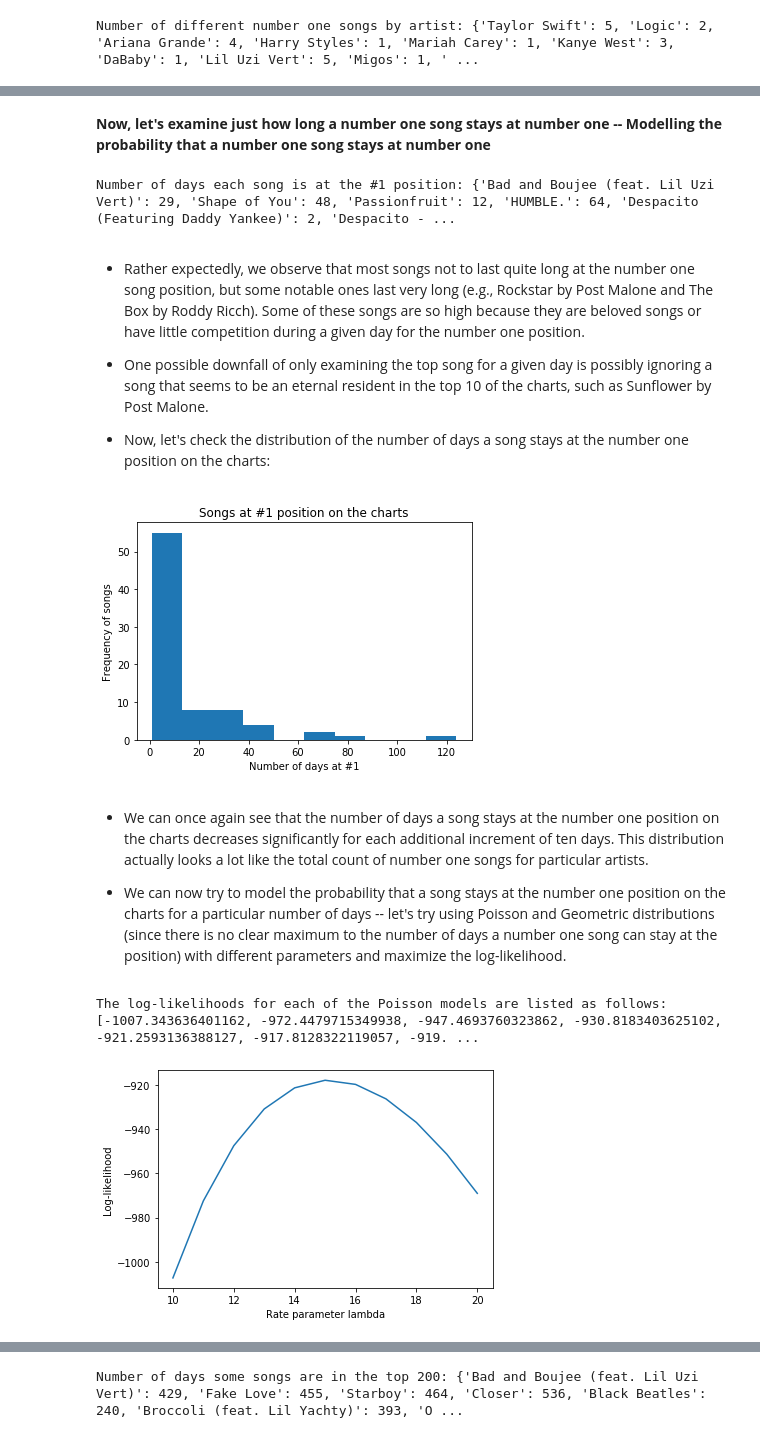
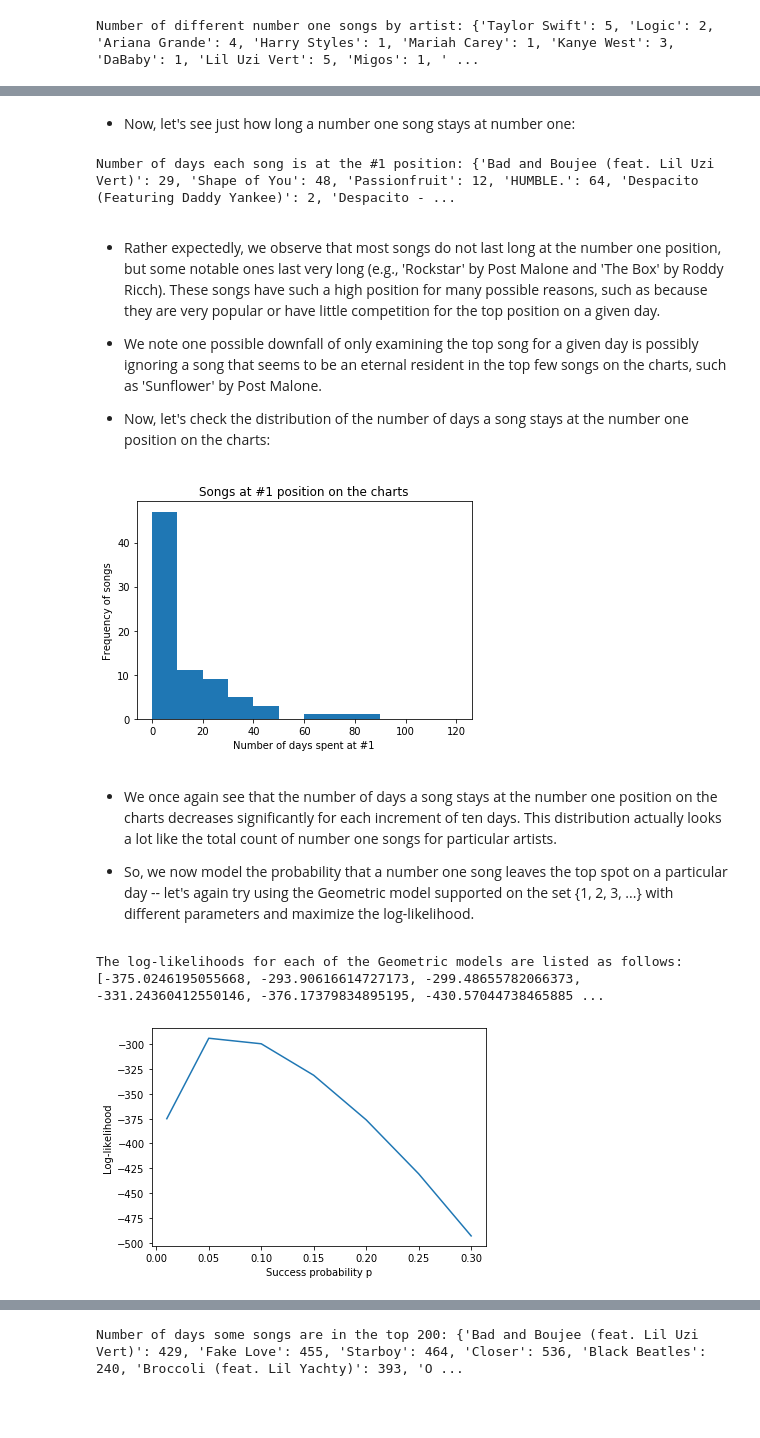
Before and after one commit to chriscc447/info2950_final, a Jupyter notebook: will-2950-final.ipynb, the cells around one changed output, grey strips where cells are left out. Saved outputs shown, nothing was run; the diff lists cells and outputs as text; code cells hidden in the pictures; blank space fills up the shorter version.

```diff
--- a/will-2950-final.ipynb
+++ b/will-2950-final.ipynb
@@ -14,4 +16,4 @@ import urllib.request
 import time
 from bs4 import BeautifulSoup
 # %%
-dat= pd.read_csv('TopCharts_complete.csv')
+dat= pd.read_csv('data/TopCharts_complete.csv')
@@ -192,23 +136,0 @@ The log-likelihoods for each of the Poisson models are listed as follows: [-83.9
-# %%
-### Geometric model
-
-data = num_one_songs_by_art
-p_vals = [0.1, 0.2, 0.3, 0.4, 0.5, 0.6, 0.7, 0.8, 0.9]
-n = len(data)
-
-def log_likelihood_geometric(x, n, p):
-    ## probability mass function: p(X=k) = p*(1-p)^(k-1)
-    x = np.array(x)
-    loglik = n*np.log(p) + np.log(1-p)*sum(x-1) # = log(joint pmf)
-    return loglik
-
-loglik = []
-for p in p_vals:
-    loglik.append(log_likelihood_geometric(data, n, p))
-
-print('The log-likelihoods for each of the Geometric models are listed as follows: {}.'.format(loglik))
-
-line_graph = plt.plot(p_vals, loglik)
-plt.xlabel('Failure probability p')
-plt.ylabel('Log-likelihood')
-plt.show()
@@ -228,5 +162,5 @@ The log-likelihoods for each of the Geometric models are listed as follows: [-96
 # %% [markdown]
-__Now, let's examine just how long a number one song stays at number one -- Modelling the probability that a number one song stays at number one__
+* Now, let's see just how long a number one song stays at number one:
 # %%
 num_one_songs = dat.title[dat['rank']==1]
 num_one_songs_freq_dict = dict(zip(Counter(num_one_songs).keys(), Counter(num_one_songs).values()))
@@ -234,50 +168,50 @@ print('Number of days each song is at the #1 position:', num_one_songs_freq_dict
 # %% [output]
 Number of days each song is at the #1 position: {'Bad and Boujee (feat. Lil Uzi Vert)': 29, 'Shape of You': 48, 'Passionfruit': 12, 'HUMBLE.': 64, 'Despacito (Featuring Daddy Yankee)': 2, 'Despacito - ...
 # %% [markdown]
-* Rather expectedly, we observe that most songs not to last quite long at the number one song position, but some notable ones last very long (e.g., Rockstar by Post Malone and The Box by Roddy Ricch). Some of these songs are so high because they are beloved songs or have little competition during a given day for the number one position.
+* Rather expectedly, we observe that most songs do not last long at the number one position, but some notable ones last very long (e.g., 'Rockstar' by Post Malone and 'The Box' by Roddy Ricch). These songs have such a high position for many possible reasons, such as because they are very popular or have little competition for the top position on a given day.
 
 
-* One possible downfall of only examining the top song for a given day is possibly ignoring a song that seems to be an eternal resident in the top 10 of the charts, such as Sunflower by Post Malone.
+* We note one possible downfall of only examining the top song for a given day is possibly ignoring a song that seems to be an eternal resident in the top few songs on the charts, such as 'Sunflower' by Post Malone.
 
 
 * Now, let's check the distribution of the number of days a song stays at the number one position on the charts:
 # %%
-plt.hist(Counter(num_one_songs).values())
+plt.hist(Counter(num_one_songs).values(), bins = np.arange(0,125,10)) # better align our bins
 plt.title('Songs at #1 position on the charts')
-plt.xlabel('Number of days at #1')
+plt.xlabel('Number of days spent at #1')
 plt.ylabel('Frequency of songs')
 plt.show()
 # %% [output]
-[figure, old version]
+[figure, new version]
 # %% [markdown]
-* We can once again see that the number of days a song stays at the number one position on the charts decreases significantly for each additional increment of ten days. This distribution actually looks a lot like the total count of number one songs for particular artists.
+* We once again see that the number of days a song stays at the number one position on the charts decreases significantly for each increment of ten days. This distribution actually looks a lot like the total count of number one songs for particular artists.
 
 
-* We can now try to model the probability that a song stays at the number one position on the charts for a particular number of days -- let's try using Poisson and Geometric distributions (since there is no clear maximum to the number of days a number one song can stay at the position) with different parameters and maximize the log-likelihood.
+* So, we now model the probability that a number one song leaves the top spot on a particular day -- let's again try using the Geometric model supported on the set {1, 2, 3, ...} with different parameters and maximize the log-likelihood.
 # %%
-### Poisson model
+### Geometric model
 
 data = list(Counter(num_one_songs).values())
-rate = list(range(10,21))
+p_vals = [0.01, 0.05, 0.1, 0.15, 0.2, 0.25, 0.3]
 n = len(data)
 
-def log_likelihood_poisson(x, n, intensity):
-    ## probability mass function: p(X=k) = (lambda^k * e^-lambda) / k!
+def log_likelihood_geometric(x, n, p):
+    ## probability mass function: p(X=k) = p*(1-p)^(k-1)
     x = np.array(x)
-    loglik = -n*intensity + sum(x*np.log(intensity) - np.log(scipy.special.factorial(x))) # = log(joint pmf)
+    loglik = n*np.log(p) + np.log(1-p)*sum(x-1) # = log(joint pmf)
     return loglik
 
 loglik = []
-for intensity in rate:
-    loglik.append(log_likelihood_poisson(data, n, intensity))
+for p in p_vals:
+    loglik.append(log_likelihood_geometric(data, n, p))
 
-print('The log-likelihoods for each of the Poisson models are listed as follows: {}.'.format(loglik))
+print('The log-likelihoods for each of the Geometric models are listed as follows: {}.'.format(loglik))
 
-line_graph = plt.plot(rate, loglik)
-plt.xlabel('Rate parameter lambda')
+line_graph = plt.plot(p_vals, loglik)
+plt.xlabel('Success probability p')
 plt.ylabel('Log-likelihood')
 plt.show()
 # %% [output]
-The log-likelihoods for each of the Poisson models are listed as follows: [-1007.343636401162, -972.4479715349938, -947.4693760323862, -930.8183403625102, -921.2593136388127, -917.8128322119057, -919. ...
+The log-likelihoods for each of the Geometric models are listed as follows: [-375.0246195055668, -293.90616614727173, -299.48655782066373, -331.24360412550146, -376.17379834895195, -430.57044738465885 ...
-[figure, old version]
+[figure, new version]
 # %% [markdown]
```
Also changed, not shown: parts of 93 cells of this notebook.
